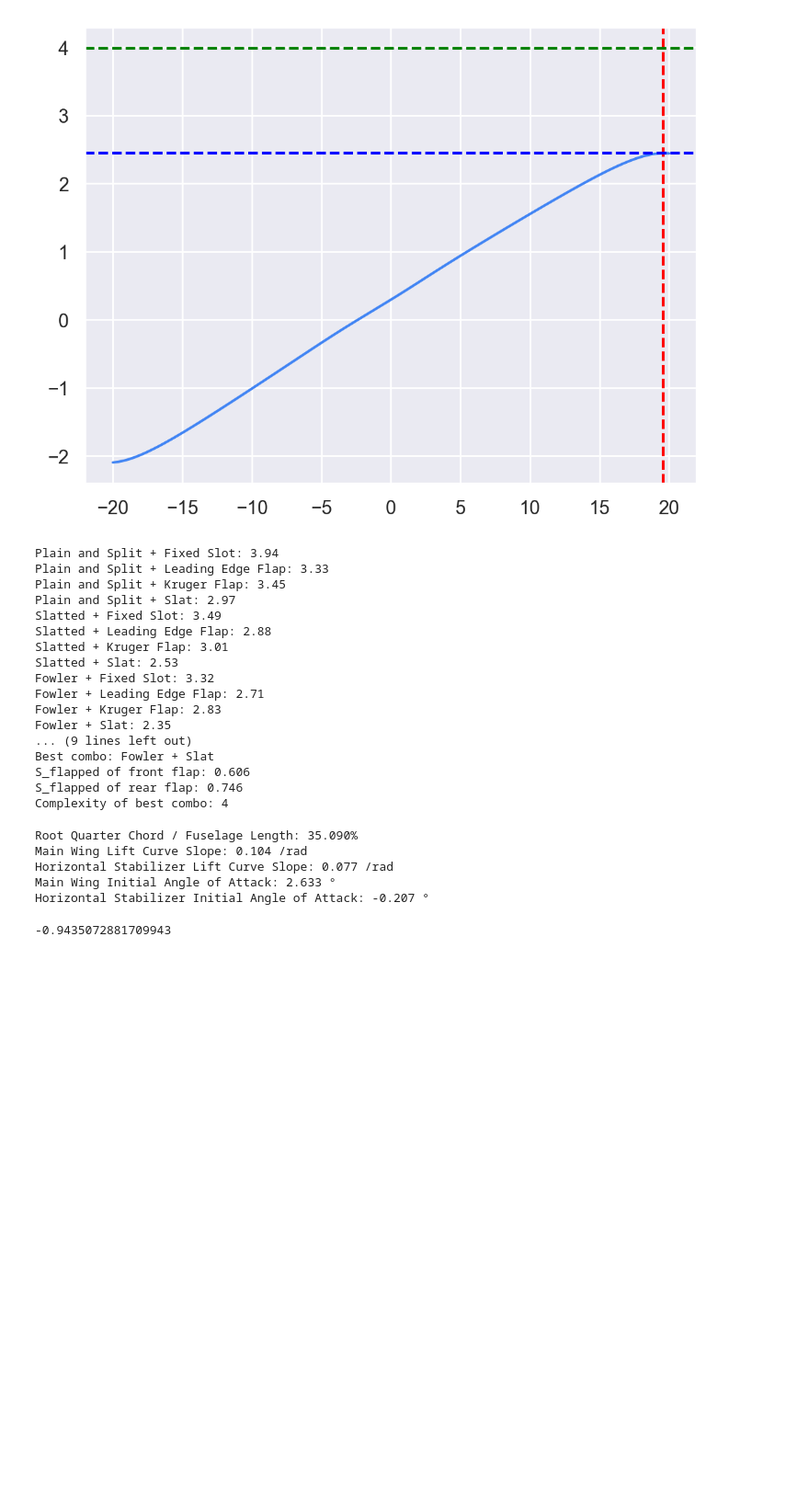
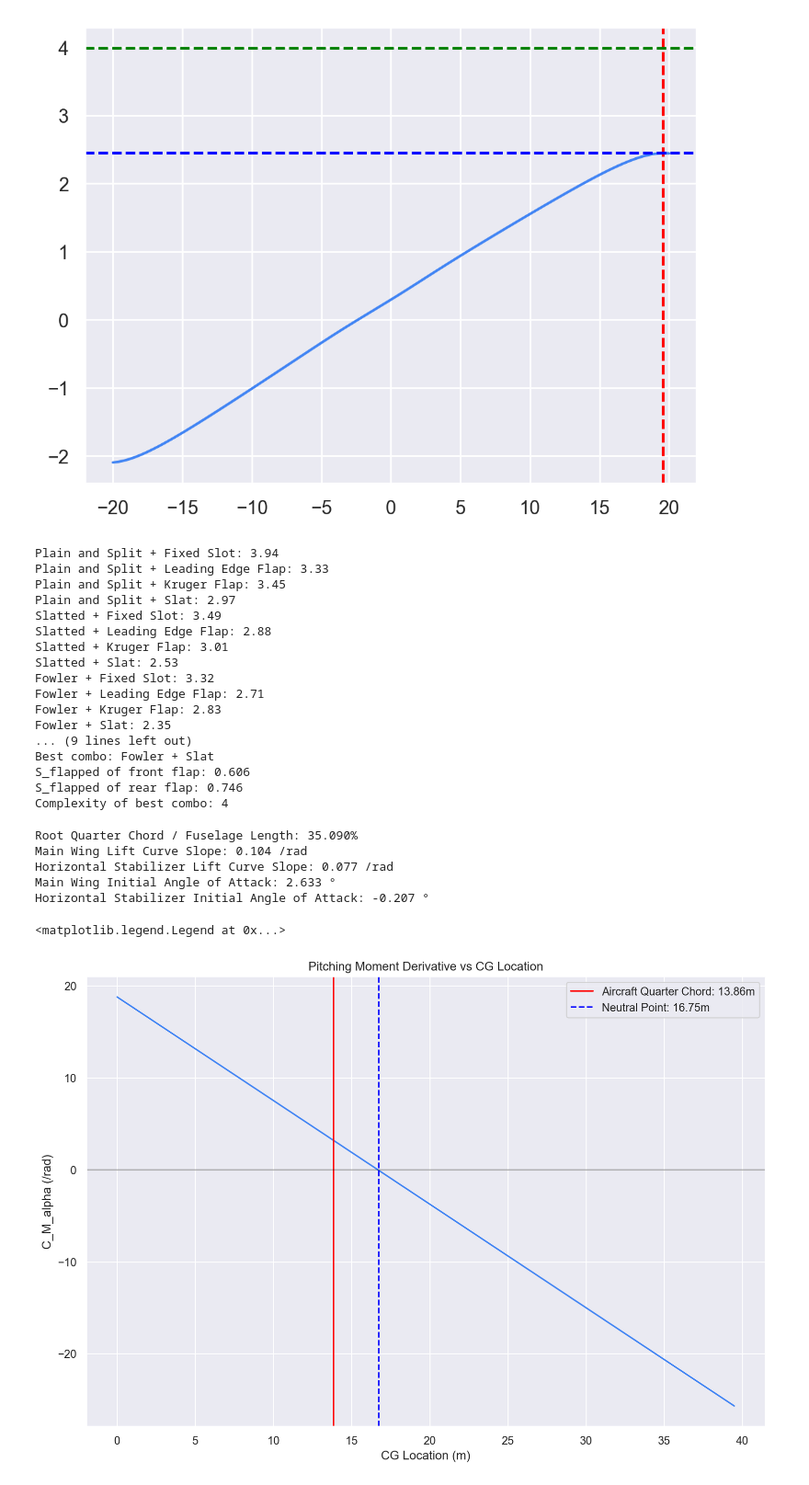
Before and after one commit to ezzatisawesome/ace-1, a Jupyter notebook: model.ipynb, the cells around one changed output. Shown at 92% size. Drawn from its saved outputs; the diff is of its cells as text; code cells hidden in the pictures; blank space fills up the shorter version.

Commit message:
Found neutral point

```diff
--- a/model.ipynb
+++ b/model.ipynb
@@ -896,9 +896,14 @@ x_positions = [xsec.xyz_c[0] for xsec in fuselage.xsecs]
 # Find the length of the fuselage
 fuselage_length = max(x_positions) - min(x_positions)
 
+offset = -min(x_positions)
+main_wing_ac[0] += offset
+horiz_stab_ac[0] += offset
+
+
 # Find the quarter chord over the length of the fuselage
 # Account for the fact that the fuselage is not at the origin
-print(f"Root Quarter Chord / Fuselage Length: {(main_wing_ac[0] - min(x_positions))/ fuselage_length * 100:.3f}%")
+print(f"Root Quarter Chord / Fuselage Length: {(main_wing_ac[0])/ fuselage_length * 100:.3f}%")
 
 
 # Print the results
@@ -930,23 +935,41 @@ def C_M_alpha(CG, alpha):
     C_l_stab = horiz_stab_slope * (alpha - horiz_stab_aoa)
     stab_efficency = 0.9 # From the slides
     dist_cg_ac_main_wing = main_wing_ac[0] - CG[0]
-    dist_cg_ac_horiz_stab = horiz_stab_ac[0] - CG[0]
+    dist_cg_ac_horiz_stab = CG[0] - horiz_stab_ac[0]
 
     # Calculate the total moment for the main wing
     C_m_wing = C_l_wing * dist_cg_ac_main_wing
 
     # Calculate the total moment for the horizontal stabilizer
     d_alphah_d_alpha = 0.5 # For typical commercial aircraft
-    C_m_stab = stab_efficency * (sol(main_wing).area() / sol(horiz_stab).area()) * C_l_stab * dist_cg_ac_horiz_stab * d_alphah_d_alpha
+    C_m_stab = stab_efficency * (sol(horiz_stab).area() / sol(main_wing).area()) * C_l_stab * dist_cg_ac_horiz_stab * d_alphah_d_alpha
 
     # Calculate the pitching moment derivative
     C_m_alpha = C_M_fuselage + C_m_wing - C_m_stab
 
     return C_m_alpha
-
-# Test the function
-cg = np.array([0, 0, 0])
-alpha_takeoff = 12.5
-print(C_M_alpha(cg, 0))
-# %% [output]
--0.9435072881709943
+# %%
+# Now solve for the static margin of the aircraft
+cg_locs = np.linspace(0, max(x_positions) + offset, 100)
+cms = []
+for cg_loc in cg_locs:
+    cms.append(C_M_alpha(np.array([cg_loc, 0, 0]), alpha_takeoff))
+
+neutral_point = cg_locs[np.abs(np.array(cms)).argmin()]
+
+# Plot the C_M_alpha vs CG location
+plt.figure(figsize=(12, 8))
+plt.plot(cg_locs, cms)
+plt.xlabel('CG Location (m)')
+plt.ylabel('C_M_alpha (/rad)')
+plt.grid(True)
+plt.title('Pitching Moment Derivative vs CG Location')
+
+# Find and plot where C_M_alpha = 0 (neutral point)
+plt.axvline(x=main_wing_ac[0], color='r', linestyle='-', label=f'Aircraft Quarter Chord: {main_wing_ac[0]:.2f}m')
+plt.axvline(x=neutral_point, color='', linestyle='--', label=f'Neutral Point: {neutral_point:.2f}m')
+plt.axhline(y=0, color='k', linestyle='-', alpha=0.3)
+plt.legend()
+# %% [output]
+<matplotlib.legend.Legend at 0x...>
+[figure, added]
```
